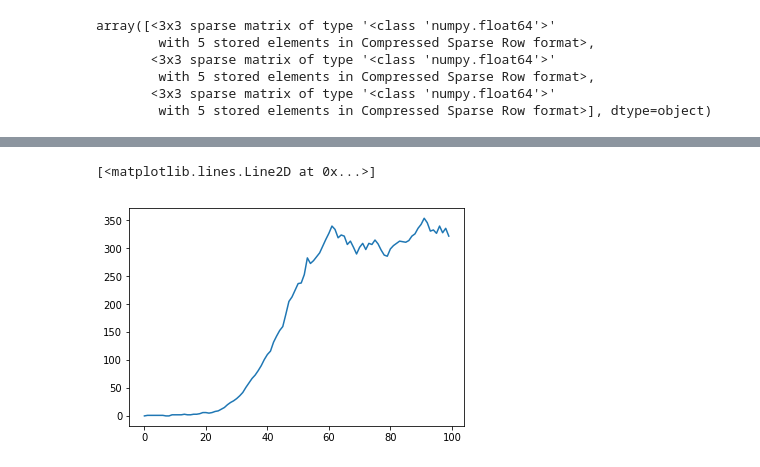
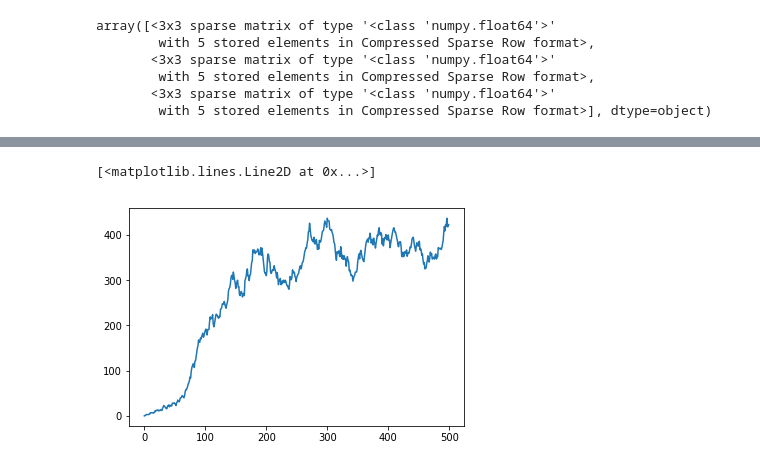
Before and after one commit to susiecant/FMD-RSG, a Jupyter notebook: Main_Notebooks/spatial_disease_model.ipynb, the cells around one changed output, grey strips where cells are left out. Cells and saved outputs as stored; diff of their text form; code cells hidden in the pictures.

```diff
--- a/Main_Notebooks/spatial_disease_model.ipynb
+++ b/Main_Notebooks/spatial_disease_model.ipynb
@@ -81,7 +81,7 @@ v = np.random.negative_binomial(6*28, 6*28/(12*28))
 Need to have row, col, data saved in format given in function (`Attributes_sparse_matrices.ipynb`). You either need to run the function `def sparse_matrix(name, sparse_type)` or if you've already done this, just simply load the name.npz file.
 # %%
 #once saved files
-shares_equipment = sparse.load_npz('Main_Notebooks/Sparse_Matrices/shares_equipment_sparse_subset.npz')
+shares_equipment = sparse.load_npz('Sparse_Matrices/shares_equipment_sparse_subset.npz')
 shares_water = sparse.load_npz('Sparse_Matrices/shares_water_sparse_subset.npz')
 shares_grazing = sparse.load_npz('Sparse_Matrices/shares_grazing_sparse_subset.npz')
 shares_milk = sparse.load_npz('Sparse_Matrices/shares_milk_sparse_subset.npz')
@@ -208,7 +206,7 @@ def fmd_model(df, n, tmax, num_initial, Capacity,λ, μ, prob_sheep, s, r, tr, q
 
     while t < tmax:
         t = t+1
-#         print(t)
+        print(t)
         infNum = 0
 
         ################################### WITHIN FARM INFECTION ####################################
@@ -238,13 +236,30 @@ def fmd_model(df, n, tmax, num_initial, Capacity,λ, μ, prob_sheep, s, r, tr, q
 #         Attribute_matrix = Attribute_matrix.dot(beta3)
         inf_inds = [i for i in range(N) if I[i]==2]
         AttMat = Attribute_matrix[:,inf_inds]
-        for j in range(0,n):
-            a = AttMat[j,:]
-            dist = np.array([math.sqrt(sum((joinedinput[j] - i)**2))/(100000) for i in joinedinput[I==2]])
+        kernelDistMat = distance[inf_inds,:]
+#         for j in range(0,n):
+#             a = AttMat[j,:]
+#             dist = np.array([distance[i,j] for i in inf_inds])
+#             dist = np.array([math.sqrt(sum((joinedinput[j] - i)**2))/(100000) for i in joinedinput[I==2]])
 
-            b = kerneldist(dist)
+#             b = kerneldist(dist)
 
-            beta[j] = beta1[j]*sparse.csr_matrix.dot(a,b)
+#             beta[j] = beta1[j]*sparse.csr_matrix.dot(a,b)
+#         kernelDistMat = kerneldist(distance)
+        print('AttMat shape: ', AttMat.get_shape())
+        print('kerneldistance matrix shape: ', kernelDistMat.get_shape())
+        if len(inf_inds) > 0:
+#             B = sparse.csr_matrix(AttMat, kernelDistMat)
+            B = AttMat.dot(kernelDistMat)
+            print(np.shape(B))
+            C = B.diagonal()
+#             beta = C.multiply(beta1)
+            newBeta1 = np.diag(beta1)
+            print('newBeta1Shape: ', np.shape(newBeta1))
+            print('C shape: ', np.shape(C))
+#             beta = np.dot(C, newBeta1)
+            betaMat = C*newBeta1
+            beta = np.diag(betaMat)
 
         prob_inf = (1 - np.exp(-beta))
         unif = np.random.uniform(0, 1, n)
@@ -470,7 +485,7 @@ def fmd_model(df, n, tmax, num_initial, Capacity,λ, μ, prob_sheep, s, r, tr, q
     return Inf, endemic, cost, total_numinf, cumInf, numInf
 # %%
 #parameters
-tmax = 100
+tmax = 500
 num_initial = 3
 Capacity = 80
 λ = 0.1
@@ -509,8 +533,8 @@ fmd = fmd_model(Data,N, tmax, num_initial, Capacity,λ, μ, prob_sheep, s, r, tr
 # %%
-plt.plot(range(tmax), fmd[0][:100])
+plt.plot(range(tmax), fmd[0][:500])
 # %% [output]
 [<matplotlib.lines.Line2D at 0x...>]
-[figure, old version]
+[figure, new version]
 # %%
 fmd
 # %% [output]
```
Also changed, not shown: parts of 4 cells of this notebook.
